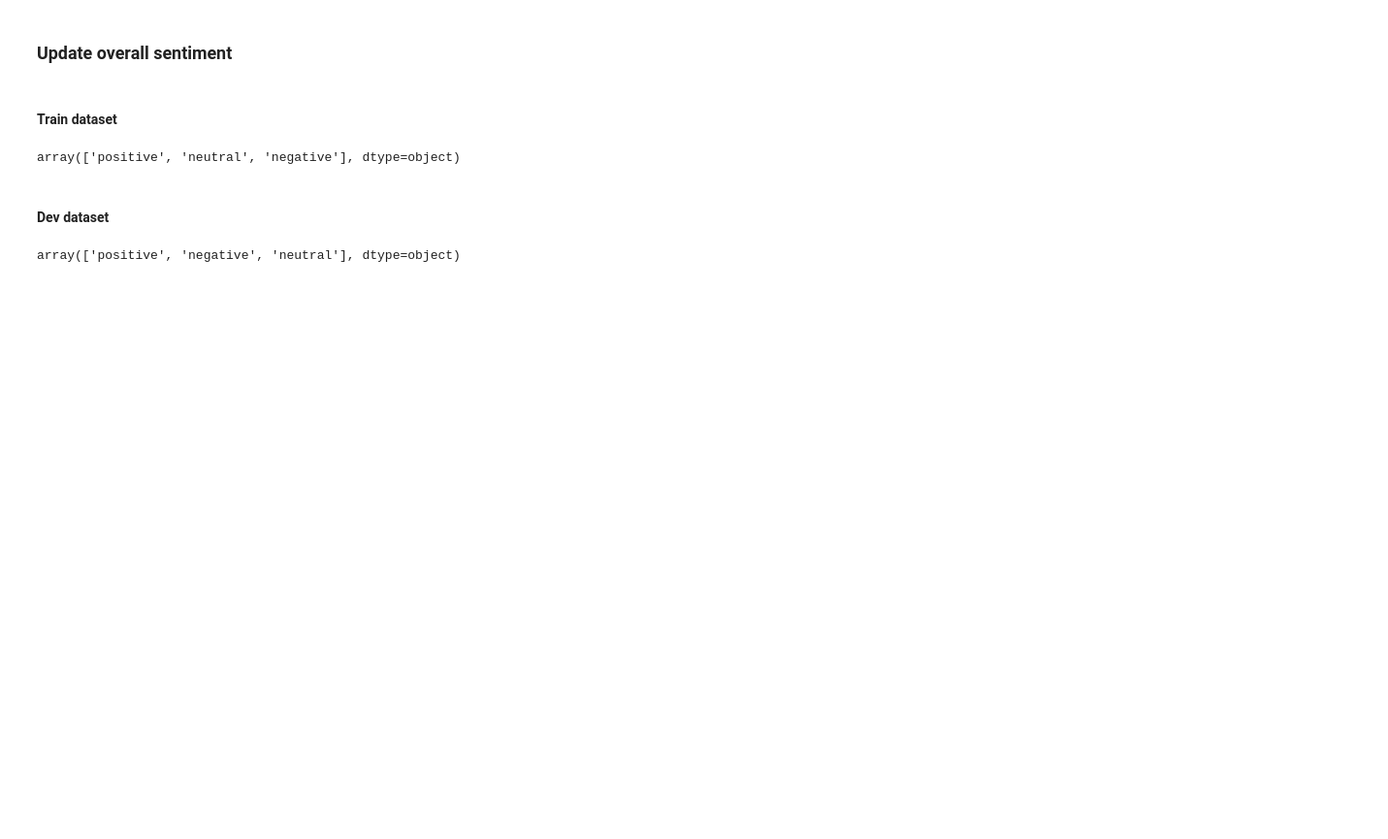
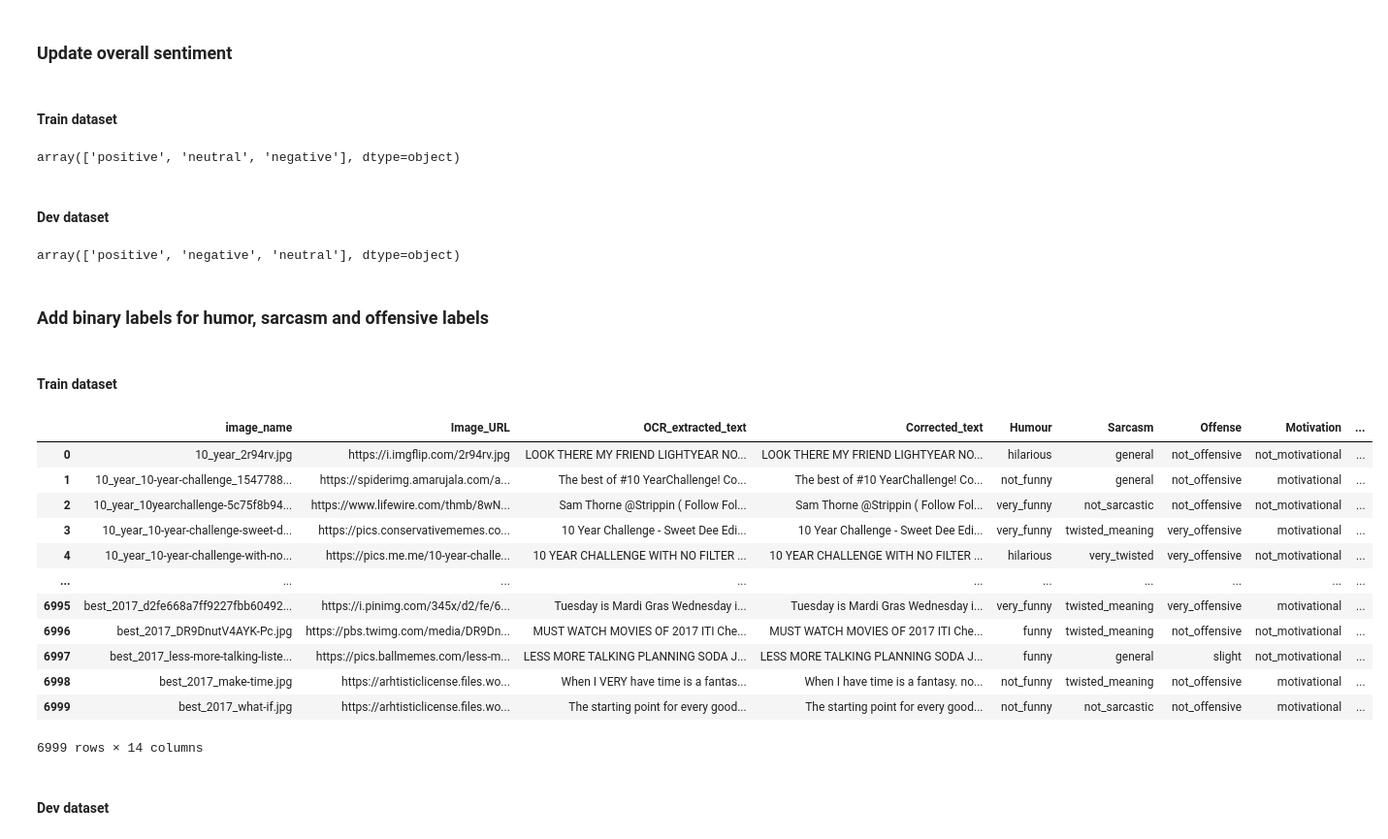
Before and after one commit to bonheml/SESAM, a Jupyter notebook: src/data_analysis/data_cleaning.ipynb, the cells around one changed output. Shown at 97% size. Drawn from its saved outputs; the diff is of its cells as text; code cells hidden in the pictures; blank space fills up the shorter version.

```diff
--- a/src/data_analysis/data_cleaning.ipynb
+++ b/src/data_analysis/data_cleaning.ipynb
@@ -181,0 +255,3 @@ dev[dev.duplicated()]
+# %%
+url_regex = r"(?i)(https?:\/\/)*(www\.)?[-a-zA-Z0-9@:%._\+~#=]{1,256}\.[a-zA-Z0-9()]{1,6}\b([-a-zA-Z0-9()@:%_\+.~#?&\/\/=]*)"
+copyright_regex = r"(?i)(imgflip|memecenter|we\s*know\s*memes?)\s*$"
@@ -181,0 +260,4 @@ dev[dev.duplicated()]
+# %%
+train.Corrected_text = train.Corrected_text.replace(url_regex, '', regex=True)
+train.Corrected_text = train.Corrected_text.replace(copyright_regex, '', regex=True)
+train.Corrected_text = train.Corrected_text.str.strip()
@@ -181,0 +269,9 @@ dev[dev.duplicated()]
+# %%
+import re
+
+corrected_text = train.loc[5923, "OCR_extracted_text"]
+corrected_text = re.sub(url_regex, '', corrected_text, flags=re.IGNORECASE)
+corrected_text = re.sub(copyright_regex, '', corrected_text, flags=re.IGNORECASE)
+corrected_text = corrected_text.strip()
+print(corrected_text)
+train.loc[5923, "Corrected_text"] = corrected_text
@@ -199,3 +322,28 @@ dev = dev.replace({'Overall_sentiment': {"very_negative": "negative", "very_posi
 dev.Overall_sentiment.unique()
 # %% [output]
 array(['positive', 'negative', 'neutral'], dtype=object)
+# %% [markdown]
+### Add binary labels for humor, sarcasm and offensive labels
+# %% [markdown]
+#### Train dataset
+# %%
+train["Humour_bin"] = train["Humour"] != "not_funny"
+train["Sarcasm_bin"] = train["Sarcasm"] != "not_sarcastic"
+train["Offense_bin"] = train["Offense"] != "not_offensive"
+train["Motivation_bin"] = train["Motivation"] != "not_motivational"
+# %%
+train
+# %% [output]
+|  | image_name | Image_URL | OCR_extracted_text | Corrected_text | Humour | Sarcasm | Offense | Motivation | ... |
+| 0 | 10_year_2r94rv.jpg | https://i.imgflip.com/2r94rv.jpg | LOOK THERE MY FRIEND LIGHTYEAR NO... | LOOK THERE MY FRIEND LIGHTYEAR NO... | hilarious | general | not_offensive | not_motivational | ... |
+| 1 | 10_year_10-year-challenge_1547788... | https://spiderimg.amarujala.com/a... | The best of #10 YearChallenge! Co... | The best of #10 YearChallenge! Co... | not_funny | general | not_offensive | motivational | ... |
+| 2 | 10_year_10yearchallenge-5c75f8b94... | https://www.lifewire.com/thmb/8wN... | Sam Thorne @Strippin ( Follow Fol... | Sam Thorne @Strippin ( Follow Fol... | very_funny | not_sarcastic | not_offensive | not_motivational | ... |
+| 3 | 10_year_10-year-challenge-sweet-d... | https://pics.conservativememes.co... | 10 Year Challenge - Sweet Dee Edi... | 10 Year Challenge - Sweet Dee Edi... | very_funny | twisted_meaning | very_offensive | motivational | ... |
+| 4 | 10_year_10-year-challenge-with-no... | https://pics.me.me/10-year-challe... | 10 YEAR CHALLENGE WITH NO FILTER ... | 10 YEAR CHALLENGE WITH NO FILTER ... | hilarious | very_twisted | very_offensive | not_motivational | ... |
+| ... | ... | ... | ... | ... | ... | ... | ... | ... | ... |
+| 6995 | best_2017_d2fe668a7ff9227fbb60492... | https://i.pinimg.com/345x/d2/fe/6... | Tuesday is Mardi Gras Wednesday i... | Tuesday is Mardi Gras Wednesday i... | very_funny | twisted_meaning | very_offensive | motivational | ... |
+| 6996 | best_2017_DR9DnutV4AYK-Pc.jpg | https://pbs.twimg.com/media/DR9Dn... | MUST WATCH MOVIES OF 2017 ITI Che... | MUST WATCH MOVIES OF 2017 ITI Che... | funny | twisted_meaning | not_offensive | not_motivational | ... |
+| 6997 | best_2017_less-more-talking-liste... | https://pics.ballmemes.com/less-m... | LESS MORE TALKING PLANNING SODA J... | LESS MORE TALKING PLANNING SODA J... | funny | general | slight | not_motivational | ... |
+| 6998 | best_2017_make-time.jpg | https://arhtisticlicense.files.wo... | When I VERY have time is a fantas... | When I have time is a fantasy. no... | not_funny | twisted_meaning | not_offensive | motivational | ... |
+| 6999 | best_2017_what-if.jpg | https://arhtisticlicense.files.wo... | The starting point for every good... | The starting point for every good... | not_funny | not_sarcastic | not_offensive | motivational | ... |
+6999 rows × 14 columns
@@ -201,0 +352,2 @@ array(['positive', 'negative', 'neutral'], dtype=object)
+# %% [markdown]
+#### Dev dataset
```
Also changed, not shown: parts of 36 cells of this notebook, 1 other file.
